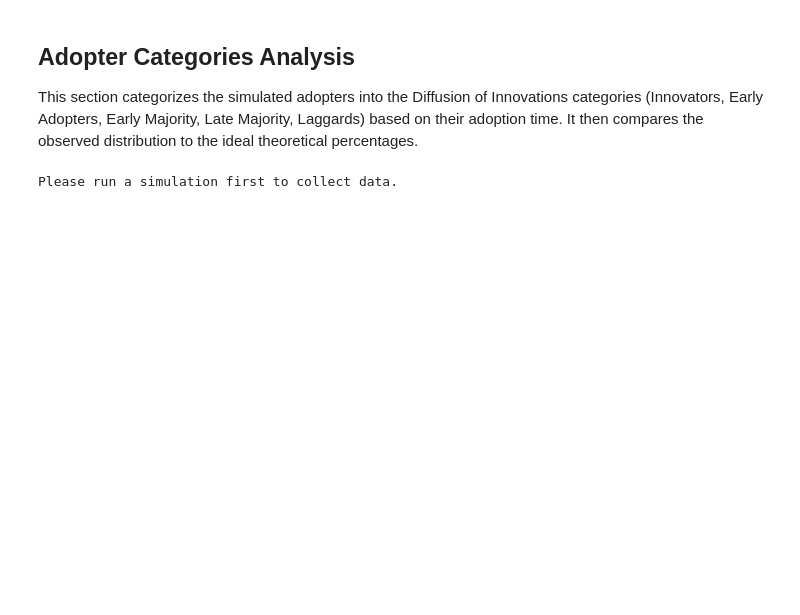
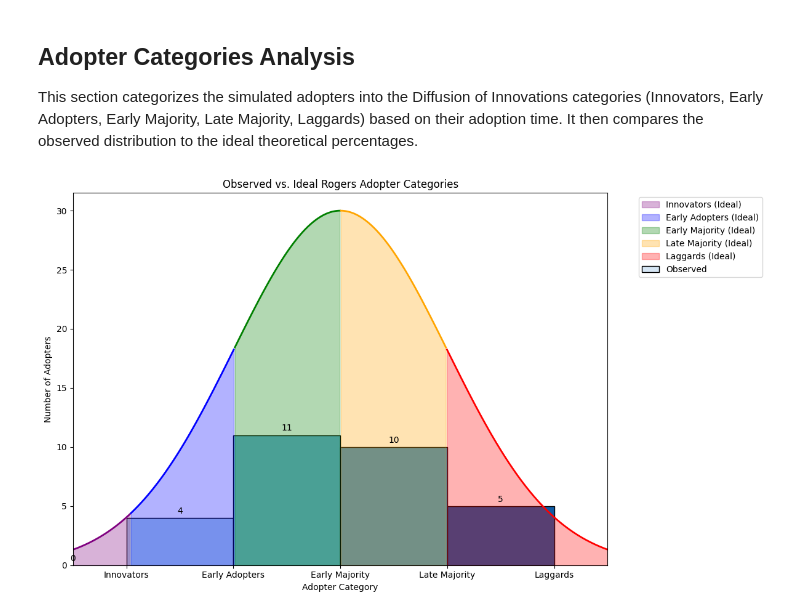
Before and after one commit to Anagh19/Complex-Systems-Project, a Jupyter notebook: CS7065_DOI_Project.ipynb, the cells around one changed output. Cells and saved outputs as stored; diff of their text form; code cells hidden in the pictures; blank space fills up the shorter version.

```diff
--- a/CS7065_DOI_Project.ipynb
+++ b/CS7065_DOI_Project.ipynb
@@ -646,7 +646,7 @@ else:
         category_index = 0
         category_names = list(ideal_categories.keys())
 
-        # Assign agents to observed categories
+        # Assign agents to observed categories based on their adoption order
         for i, (index, agent_data) in enumerate(adopted_agents.iterrows()):
             cumulative_adopted_percentage = (i + 1) / total_adopters
 
@@ -656,13 +656,13 @@ else:
                 category_index += 1
             observed_categories[category_names[category_index]] += 1
 
-        # Convert counts to percentages for observed data
+        # Convert counts to percentages for observed data (only for ideal comparison)
         observed_percentages = {k: (v / total_adopters) for k, v in observed_categories.items()}
 
         # Prepare data for plotting
         category_labels = list(ideal_categories.keys())
-        ideal_values = [v * 100 for v in ideal_categories.values()]
-        observed_values = [observed_percentages[k] * 100 for k in category_labels]
+        ideal_values_percent = [v * 100 for v in ideal_categories.values()]
+        observed_values_count = [v for k, v in observed_categories.items()] # Use raw counts for observed bars
 
         x = np.arange(len(category_labels))
         width = 1
@@ -670,23 +670,20 @@ else:
         fig, ax = plt.subplots(figsize=(12, 7))
 
         # Plot Observed values as bars
-        # Use sns.color_palette to get varying shades of blue
         observed_colors = sns.color_palette("Blues", n_colors=len(category_labels))
-        rects2 = ax.bar(x, observed_values, width, label='Observed',
-                        color=observed_colors, edgecolor='black')
+        rects = ax.bar(x - width/2, observed_values_count, width, label='Observed', color=observed_colors, edgecolor='black')
 
         # Gaussian curve for Ideal values, centered over the category labels
-        #mu_gaussian = (len(category_labels) - 1) / 2 # Center at 2 for categories 0-4
-        mu_gaussian = 2.5
-        sigma_gaussian = 1.0 # Standard deviation to visually cover the range
+        mu_gaussian = 2
+        sigma_gaussian = 1.0
 
-        # Generate x-values for the continuous Gaussian curve, spanning the bar chart's x-range
+        # Generate x-values for the continuous Gaussian curve, spanning the plot's x-range
         x_gaussian_plot = np.linspace(x.min() - 0.5, x.max() + 0.5, 500)
         y_gaussian_pdf = stats.norm.pdf(x_gaussian_plot, mu_gaussian, sigma_gaussian)
 
-        # Scale the Gaussian curve to visually fit the percentage range (0-100)
-        # Scaling to make the peak of the Gaussian approximately match the max ideal value (34%)
-        scale_factor = max(ideal_values) / stats.norm.pdf(0, 0, 1) # Max PDF of standard normal is at 0, value ~0.3989
+        # Scale the Gaussian curve to visually fit the number of adopters range
+        # Scale by total_adopters instead of percentages
+        scale_factor = total_adopters / stats.norm.pdf(0, 0, 1) # Max PDF of standard normal is at 0, value ~0.3989
         y_gaussian_scaled = y_gaussian_pdf * scale_factor
 
         # Z-score boundaries corresponding to the cumulative ideal percentages
@@ -698,40 +695,43 @@ else:
         plot_boundaries = [x_gaussian_plot.min()] + z_boundaries_for_plot + [x_gaussian_plot.max()]
 
         category_colors_gaussian = ['purple', 'blue', 'green', 'orange', 'red']
         category_names_gaussian_legend = ['Innovators (Ideal)', 'Early Adopters (Ideal)', 'Early Majority (Ideal)', 'Late Majority (Ideal)', 'Laggards (Ideal)']
 
         # Plot the Gaussian curve segments with fill_between and a line on top
         for i in range(len(category_names_gaussian_legend)):
             x_start = plot_boundaries[i]
             x_end = plot_boundaries[i+1]
             x_segment = x_gaussian_plot[(x_gaussian_plot >= x_start) & (x_gaussian_plot <= x_end)]
             y_segment = y_gaussian_scaled[(x_gaussian_plot >= x_start) & (x_gaussian_plot <= x_end)]
             ax.fill_between(x_segment, 0, y_segment, color=category_colors_gaussian[i], alpha=0.3, label=category_names_gaussian_legend[i])
             ax.plot(x_segment, y_segment, color=category_colors_gaussian[i], linewidth=2)
 
         ax.set_xlabel('Adopter Category')
-        ax.set_ylabel('Percentage of Adopters (%)')
+        ax.set_ylabel('Number of Adopters') # Changed y-axis label
         ax.set_title('Observed vs. Ideal Rogers Adopter Categories')
         ax.set_xticks(x)
-        ax.set_xticklabels(category_labels)
-        ax.legend(loc='upper left') # Move legend outside to not overlap
-        ax.set_ylim(0, 100) # Percentages should go up to 100%
+
+        # Align all x-axis labels to the center
+        ax.set_xticklabels(category_labels, ha='center')
+
+        # Move legend outside the plot area to prevent overlap
+        ax.legend(loc='upper left', bbox_to_anchor=(1.05, 1))
+        # ax.set_ylim(0, total_adopters) # Adjust y-limit dynamically, or let matplotlib handle it
         ax.set_xlim(x_gaussian_plot.min(), x_gaussian_plot.max()) # Ensure x-axis covers the gaussian curve
 
+        # Function to add labels to bars
         def autolabel(rects):
             for rect in rects:
                 height = rect.get_height()
-                ax.annotate(f'{height:.1f}%',
+                ax.annotate(f'{int(height)}', # Display raw count (integer)
                             xy=(rect.get_x() + rect.get_width() / 2, height),
                             xytext=(0, 3),  # 3 points vertical offset
                             textcoords="offset points",
-                            ha='left', va='bottom')
-                ax.autoscale()
+                            ha='center', va='bottom')
 
-        # autolabel(rects1) # Removed as ideal values are now a curve
-        autolabel(rects2)
+        autolabel(rects)
 
         plt.tight_layout()
         plt.show()
 # %% [output]
-Please run a simulation first to collect data.
+[figure, added]
```
Also changed, not shown: parts of 4 cells of this notebook.
